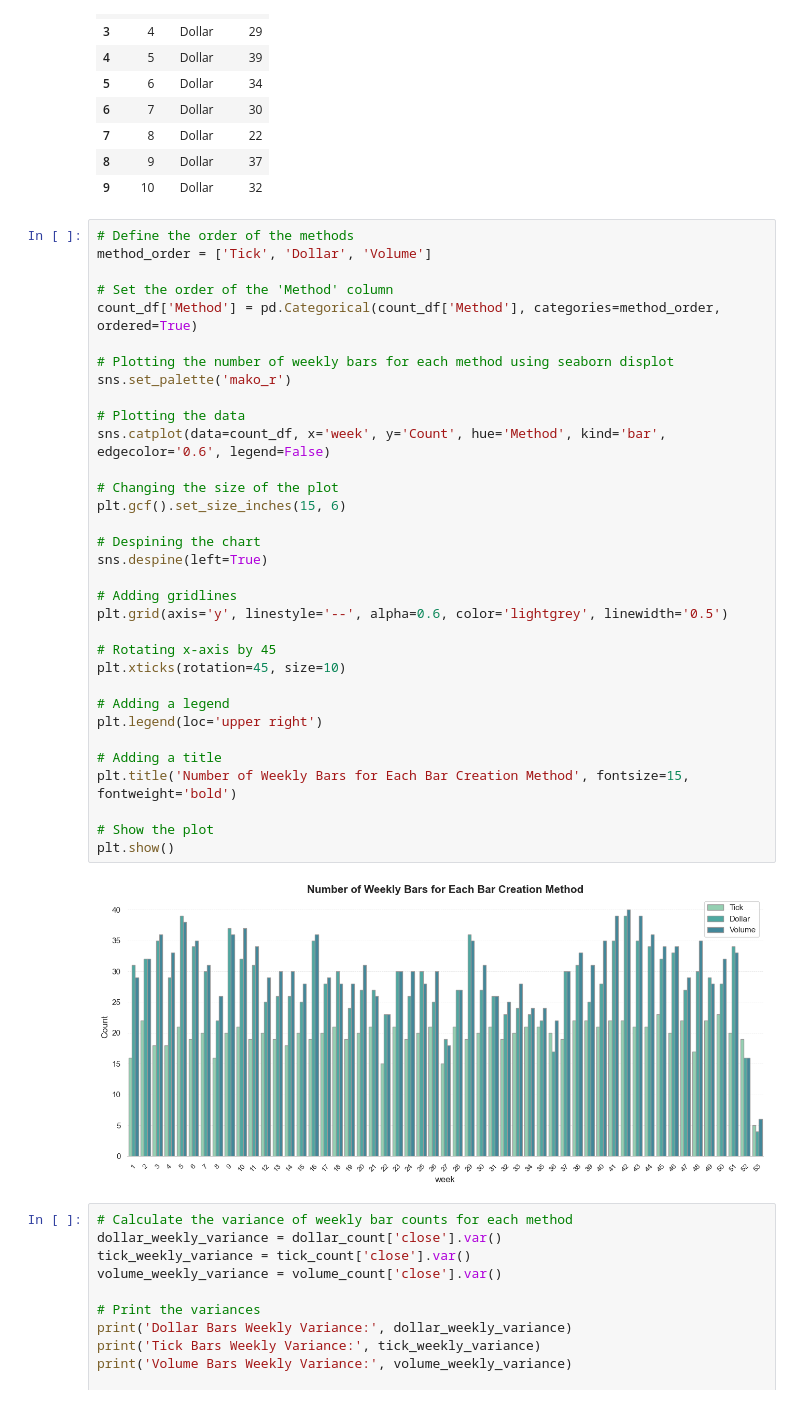
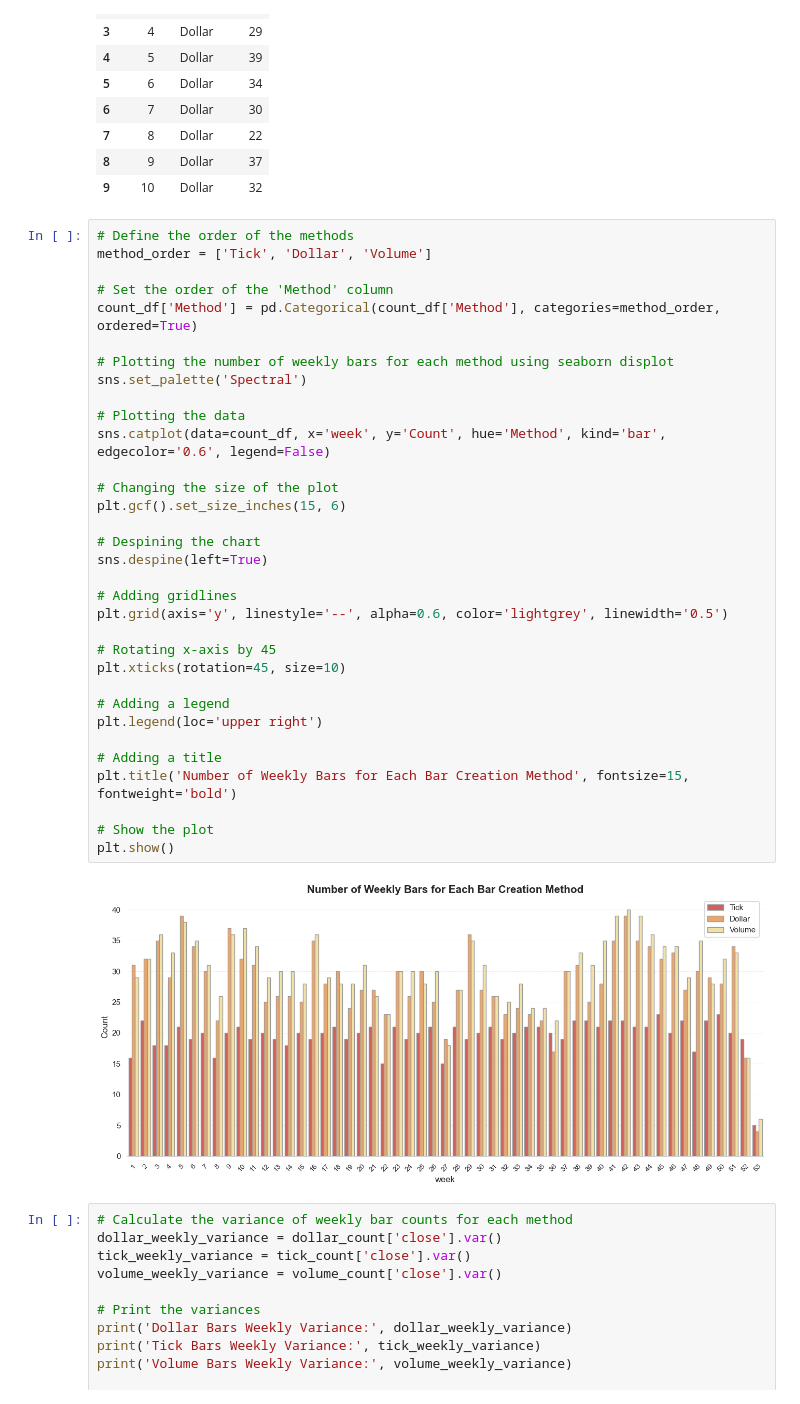
Before and after one commit to RazDwa1923/MFIN_Course, a Jupyter notebook: HW 1/HW1 - Ex2.1 - Google Data.ipynb, the cells around one changed output. Drawn from its saved outputs; the diff is of its cells as text.

```diff
--- a/HW 1/HW1 - Ex2.1 - Google Data.ipynb
+++ b/HW 1/HW1 - Ex2.1 - Google Data.ipynb
@@ -243,35 +243,35 @@ method_order = ['Tick', 'Dollar', 'Volume']
 
 # Set the order of the 'Method' column
 count_df['Method'] = pd.Categorical(count_df['Method'], categories=method_order, ordered=True)
 
 # Plotting the number of weekly bars for each method using seaborn displot
-sns.set_palette('mako_r')
+sns.set_palette('Spectral')
 
 # Plotting the data
 sns.catplot(data=count_df, x='week', y='Count', hue='Method', kind='bar', edgecolor='0.6', legend=False)
 
 # Changing the size of the plot
 plt.gcf().set_size_inches(15, 6)
 
 # Despining the chart
 sns.despine(left=True)
 
 # Adding gridlines
 plt.grid(axis='y', linestyle='--', alpha=0.6, color='lightgrey', linewidth='0.5')
 
 # Rotating x-axis by 45
 plt.xticks(rotation=45, size=10)
 
 # Adding a legend
 plt.legend(loc='upper right')
 
 # Adding a title
 plt.title('Number of Weekly Bars for Each Bar Creation Method', fontsize=15, fontweight='bold')
 
 # Show the plot
 plt.show()
 # %% [output]
-[figure, old version]
+[figure, new version]
 # %%
 # Calculate the variance of weekly bar counts for each method
 dollar_weekly_variance = dollar_count['close'].var()
```
